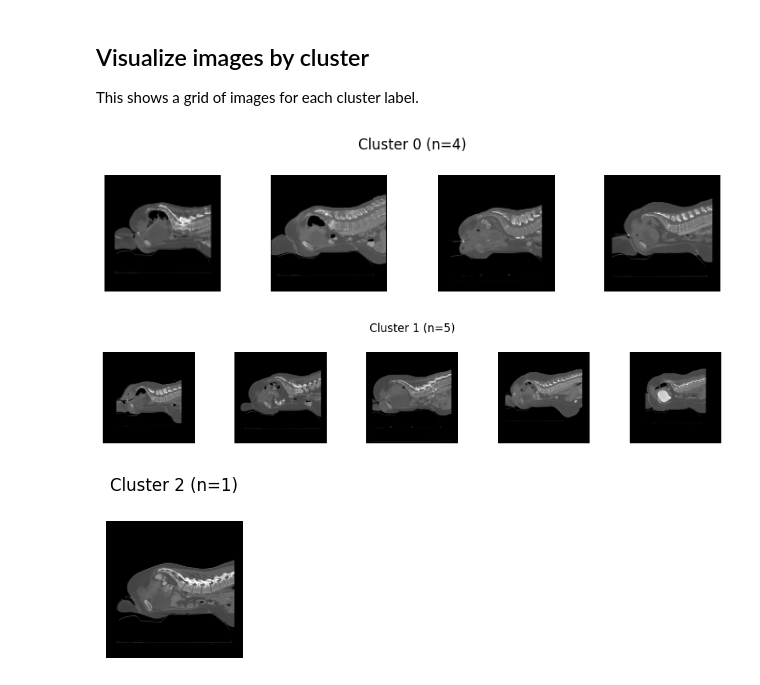
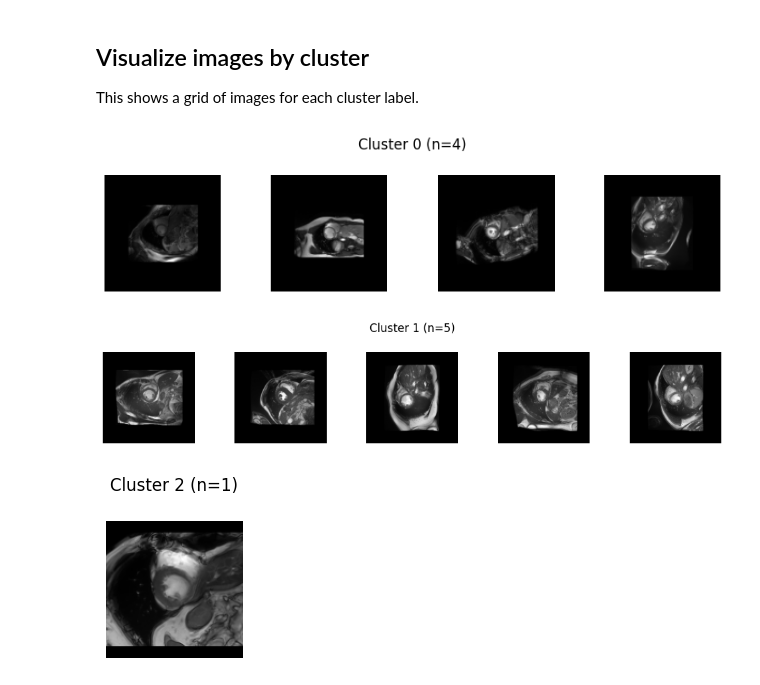
Before and after one commit to TsukkiGia/mvseg-ordering, a Jupyter notebook: notebooks/representative_pca_visualization.ipynb, the cells around one changed output. Drawn from its saved outputs; the diff is of its cells as text; code cells hidden in the pictures.

```diff
--- a/notebooks/representative_pca_visualization.ipynb
+++ b/notebooks/representative_pca_visualization.ipynb
@@ -87,0 +178,25 @@ encoder_type=medsam
+# %%
+# Visualize the reconstructed subset images (first 10 by default)
+max_show = 10
+n_show = min(max_show, len(subset_image_ids))
+
+fig, axes = plt.subplots(1, n_show, figsize=(2.5 * n_show, 2.5))
+if n_show == 1:
+    axes = [axes]
+
+for ax, data_idx in zip(axes, subset_image_ids[:n_show]):
+    item = ds.get_item_by_data_index(int(data_idx))
+    img = item[0] if isinstance(item, (tuple, list)) else item
+    # img: (C,H,W) tensor
+    img_np = img.detach().cpu().numpy()
+    if img_np.ndim == 3 and img_np.shape[0] == 1:
+        img_np = img_np[0]
+        ax.imshow(img_np, cmap="gray")
+    elif img_np.ndim == 3:
+        img_np = img_np.transpose(1, 2, 0)
+        ax.imshow(img_np)
+    else:
+        ax.imshow(img_np, cmap="gray")
+    ax.set_title(f"id={data_idx}")
+    ax.axis("off")
+plt.tight_layout()
@@ -91,8 +208,10 @@ embeddings = []
 images = []
 
 with torch.no_grad():
-    for i in range(len(ds)):
-        img, _ = ds[i]
+    indices_to_use = subset_image_ids if "subset_image_ids" in globals() and subset_image_ids is not None else list(range(len(ds)))
+    for i, idx in enumerate(indices_to_use):
+        item = ds.get_item_by_data_index(int(idx))
+        img = item[0] if isinstance(item, (tuple, list)) else item
         img = img.to(device)
         emb = encoder(img).detach().cpu().numpy()
         embeddings.append(emb.squeeze(0))
@@ -124,12 +227,12 @@ first_subset indices: [15, 3, 4, 0, 1, 11, 6, 7, 14, 8]
 # %% [markdown]
 ## Visualize original images (subset)
 # %%
-n_show = min(10, images_subset.shape[0])
+n_show = min(10, images.shape[0])
 fig, axes = plt.subplots(1, n_show, figsize=(2 * n_show, 2))
 if n_show == 1:
     axes = [axes]
 for i in range(n_show):
-    img = images_subset[i]
+    img = images[i]
     if img.ndim == 3:  # C, H, W -> H, W (if single-channel)
         if img.shape[0] == 1:
             img = img[0]
@@ -187,34 +349,34 @@ This shows a grid of images for each cluster label.
 # Show images for each cluster
 # Assumes images_subset (subset) or images (full) are aligned with Z_use.
 
-images_use = images_subset if use_subset else images
+images_use =  images
 
 if images_use is None:
     raise ValueError('images not found; make sure images were loaded alongside Z.')
 
 max_per_cluster = 10
 for c in range(k):
     idxs = np.where(labels == c)[0]
     if idxs.size == 0:
         continue
     idxs = idxs[:max_per_cluster]
     n_show = idxs.size
     fig, axes = plt.subplots(1, n_show, figsize=(2 * n_show, 2))
     if n_show == 1:
         axes = [axes]
     for j, idx in enumerate(idxs):
         img = images_use[idx]
         if img.ndim == 3:  # C, H, W -> H, W (if single-channel)
             if img.shape[0] == 1:
                 img = img[0]
             else:
                 img = np.transpose(img, (1, 2, 0))
         axes[j].imshow(img, cmap='gray' if img.ndim == 2 else None)
         axes[j].axis('off')
     fig.suptitle(f'Cluster {c} (n={idxs.size})')
     plt.tight_layout()
     plt.show()
 # %% [output]
-[figure, old version]
+[figure, new version]
-[figure, old version]
+[figure, new version]
-[figure, old version]
+[figure, new version]
```
Also changed, not shown: parts of 12 cells of this notebook, 1 other file.
